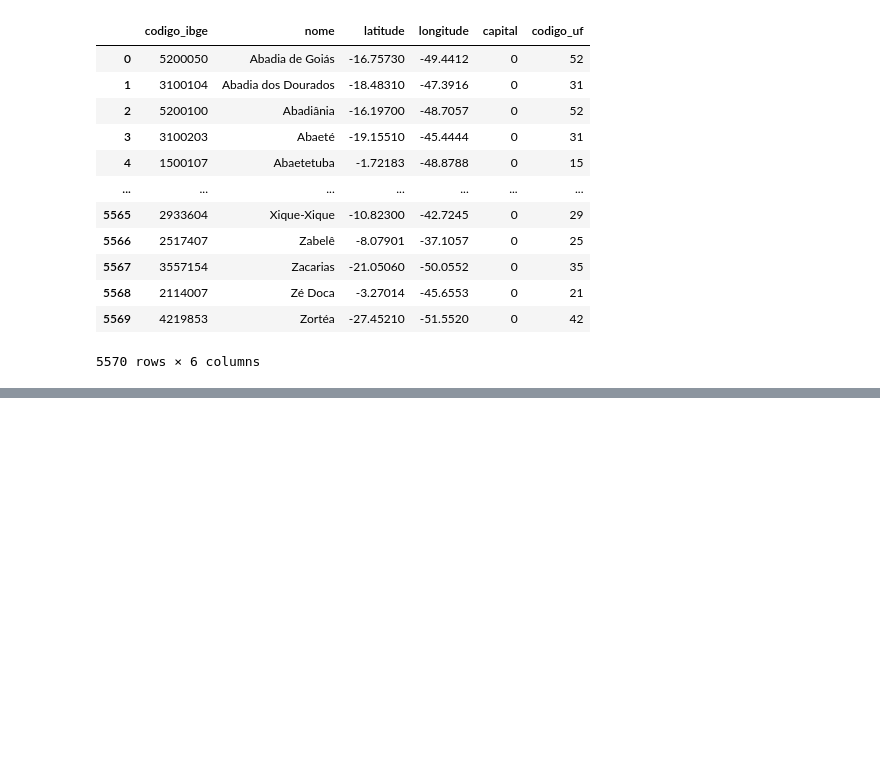
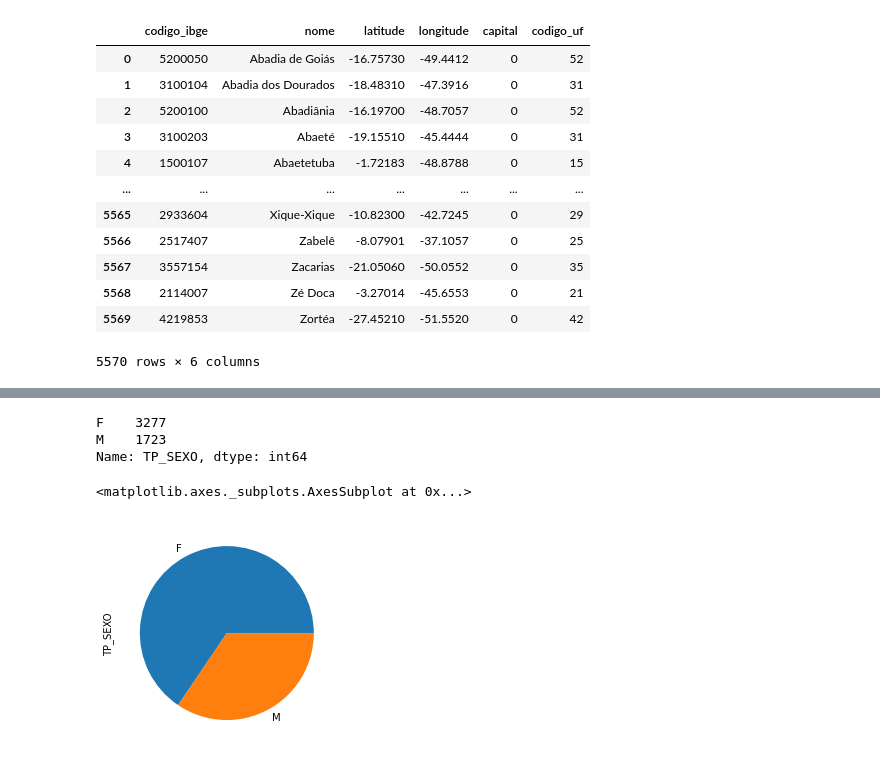
Before and after one commit to LuigiFerrari14/Curso-em-Video-Python---Guanabar-, a Jupyter notebook: pandas.ipynb, the cells around one changed output, grey strips where cells are left out. Drawn from its saved outputs; the diff is of its cells as text; code cells hidden in the pictures; blank space fills up the shorter version.

```diff
--- a/pandas.ipynb
+++ b/pandas.ipynb
@@ -354,0 +456,14 @@ dtype: int64
+# %%
+coluna_sexo = enem['TP_SEXO']
+coluna_sexo.value_counts().sort_index()
+countsex = coluna_sexo.value_counts().sort_index()
+countsex
+# %% [output]
+F    3277
+M    1723
+Name: TP_SEXO, dtype: int64
+# %%
+coluna_sexo.value_counts().plot(kind='pie')
+# %% [output]
+<matplotlib.axes._subplots.AxesSubplot at 0x...>
+[figure, added]
```
Also changed, not shown: parts of 65 cells of this notebook.
